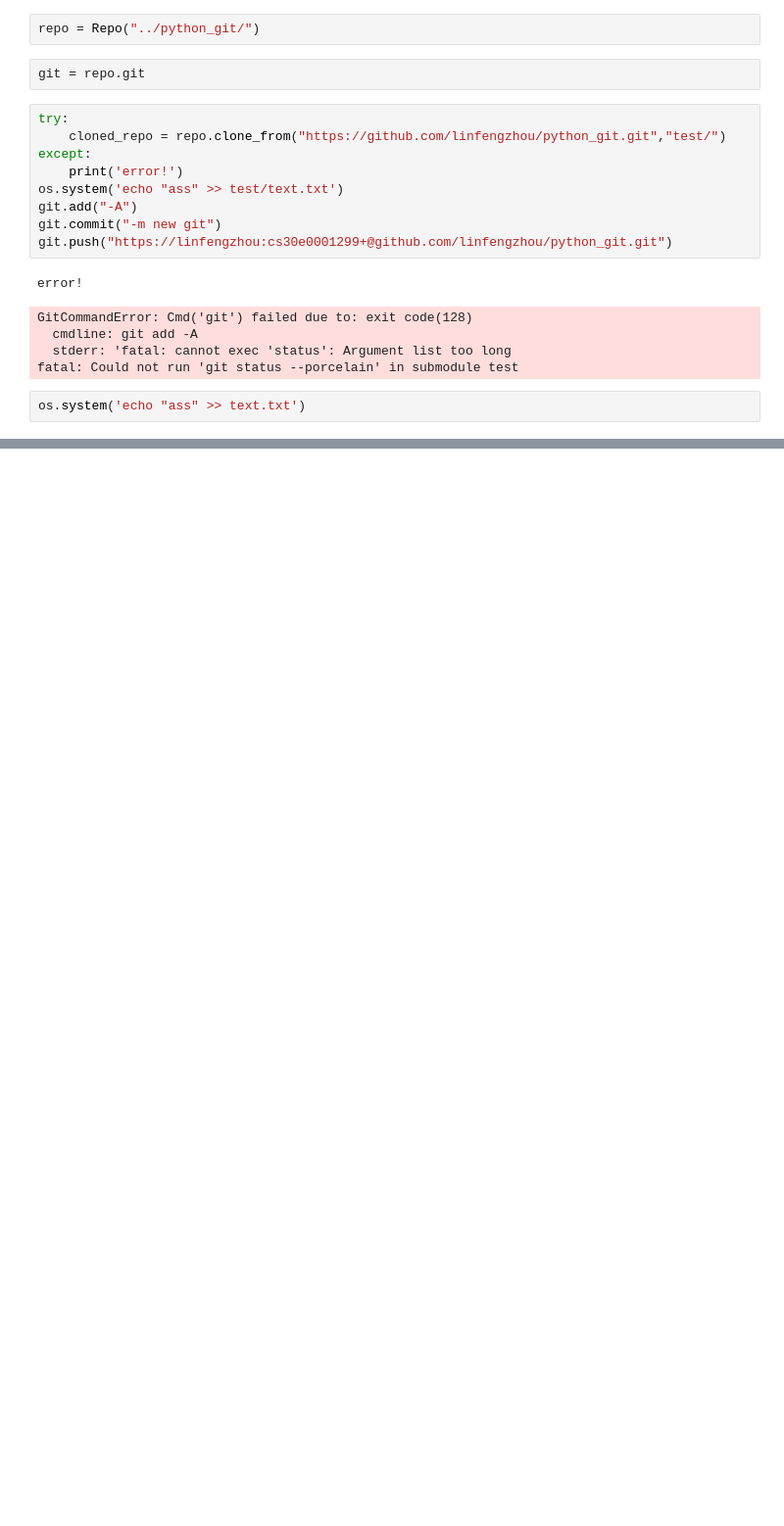
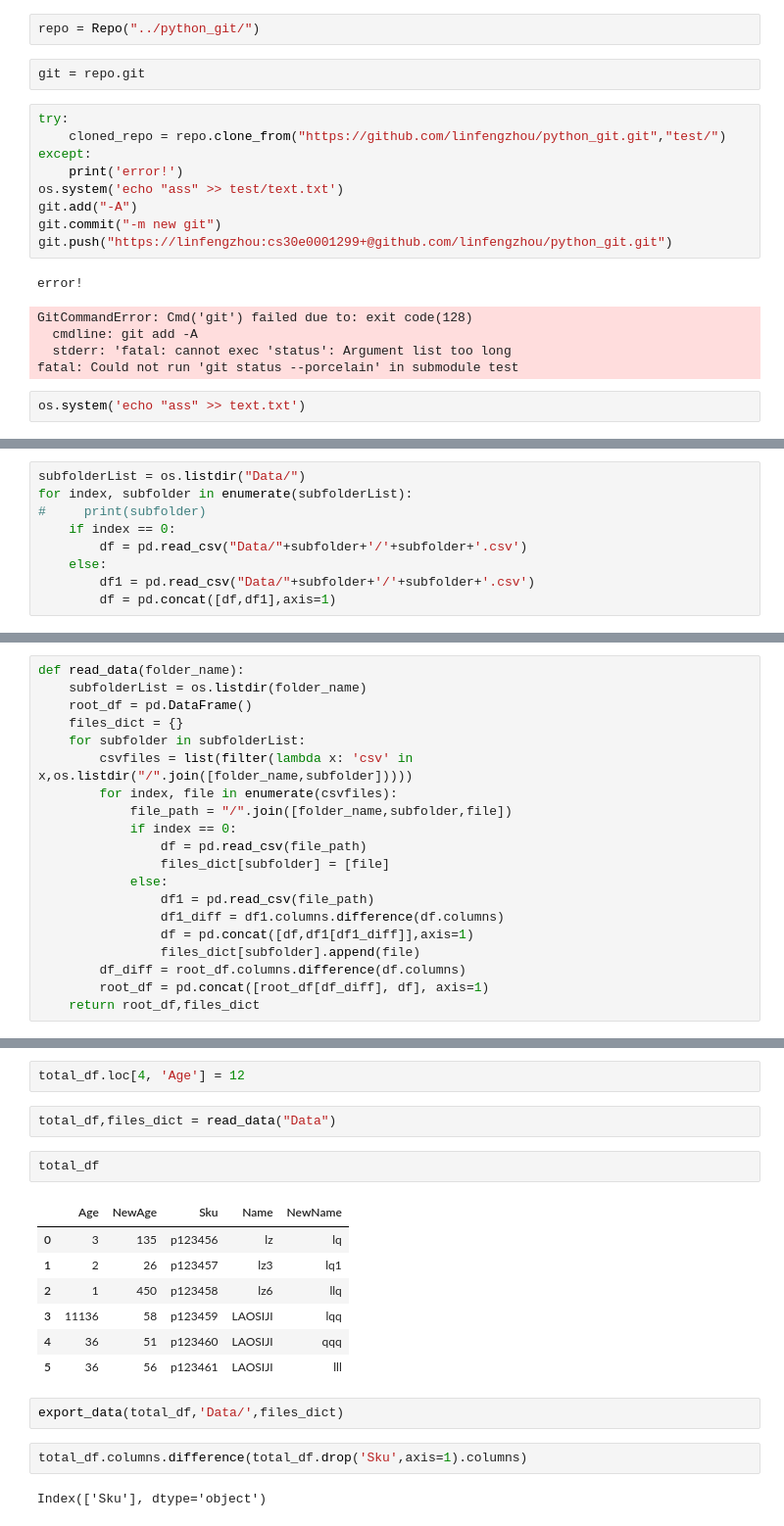
Before and after one commit to linfengzhou/python_git, a Jupyter notebook: Untitled.ipynb, the cells around one changed output, grey strips where cells are left out. Shown: that part at 98% size. Cells and saved outputs as stored; diff of their text form; blank space fills up the shorter version.

```diff
--- a/Untitled.ipynb
+++ b/Untitled.ipynb
@@ -67,0 +68,9 @@ git.push("https://linfengzhou:cs30e0001299+@github.com/linfengzhou/python_git.gi
+# %%
+subfolderList = os.listdir("Data/")
+for index, subfolder in enumerate(subfolderList):
+#     print(subfolder)
+    if index == 0:
+        df = pd.read_csv("Data/"+subfolder+'/'+subfolder+'.csv')
+    else:
+        df1 = pd.read_csv("Data/"+subfolder+'/'+subfolder+'.csv')
+        df = pd.concat([df,df1],axis=1)
@@ -67,0 +87,20 @@ git.push("https://linfengzhou:cs30e0001299+@github.com/linfengzhou/python_git.gi
+# %%
+def read_data(folder_name):
+    subfolderList = os.listdir(folder_name)
+    root_df = pd.DataFrame()
+    files_dict = {}
+    for subfolder in subfolderList:
+        csvfiles = list(filter(lambda x: 'csv' in x,os.listdir("/".join([folder_name,subfolder]))))
+        for index, file in enumerate(csvfiles):
+            file_path = "/".join([folder_name,subfolder,file])
+            if index == 0:
+                df = pd.read_csv(file_path)
+                files_dict[subfolder] = [file]
+            else:
+                df1 = pd.read_csv(file_path)
+                df1_diff = df1.columns.difference(df.columns)
+                df = pd.concat([df,df1[df1_diff]],axis=1)
+                files_dict[subfolder].append(file)
+        df_diff = root_df.columns.difference(df.columns)
+        root_df = pd.concat([root_df[df_diff], df], axis=1)
+    return root_df,files_dict
@@ -67,0 +143,20 @@ git.push("https://linfengzhou:cs30e0001299+@github.com/linfengzhou/python_git.gi
+# %%
+total_df.loc[4, 'Age'] = 12
+# %%
+total_df,files_dict = read_data("Data")
+# %%
+total_df
+# %% [output]
+|  | Age | NewAge | Sku | Name | NewName |
+| 0 | 3 | 135 | p123456 | lz | lq |
+| 1 | 2 | 26 | p123457 | lz3 | lq1 |
+| 2 | 1 | 450 | p123458 | lz6 | llq |
+| 3 | 11136 | 58 | p123459 | LAOSIJI | lqq |
+| 4 | 36 | 51 | p123460 | LAOSIJI | qqq |
+| 5 | 36 | 56 | p123461 | LAOSIJI | lll |
+# %%
+export_data(total_df,'Data/',files_dict)
+# %%
+total_df.columns.difference(total_df.drop('Sku',axis=1).columns)
+# %% [output]
+Index(['Sku'], dtype='object')
```
Also changed, not shown: parts of 8 cells of this notebook, 6 other files.
